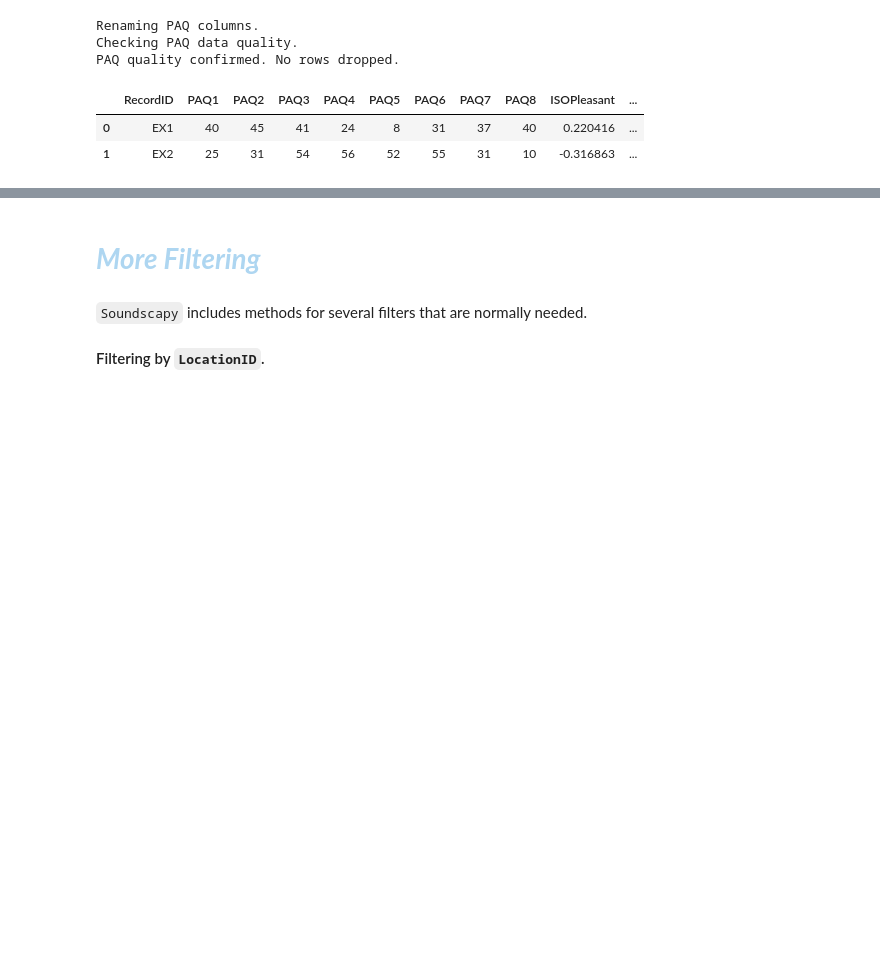
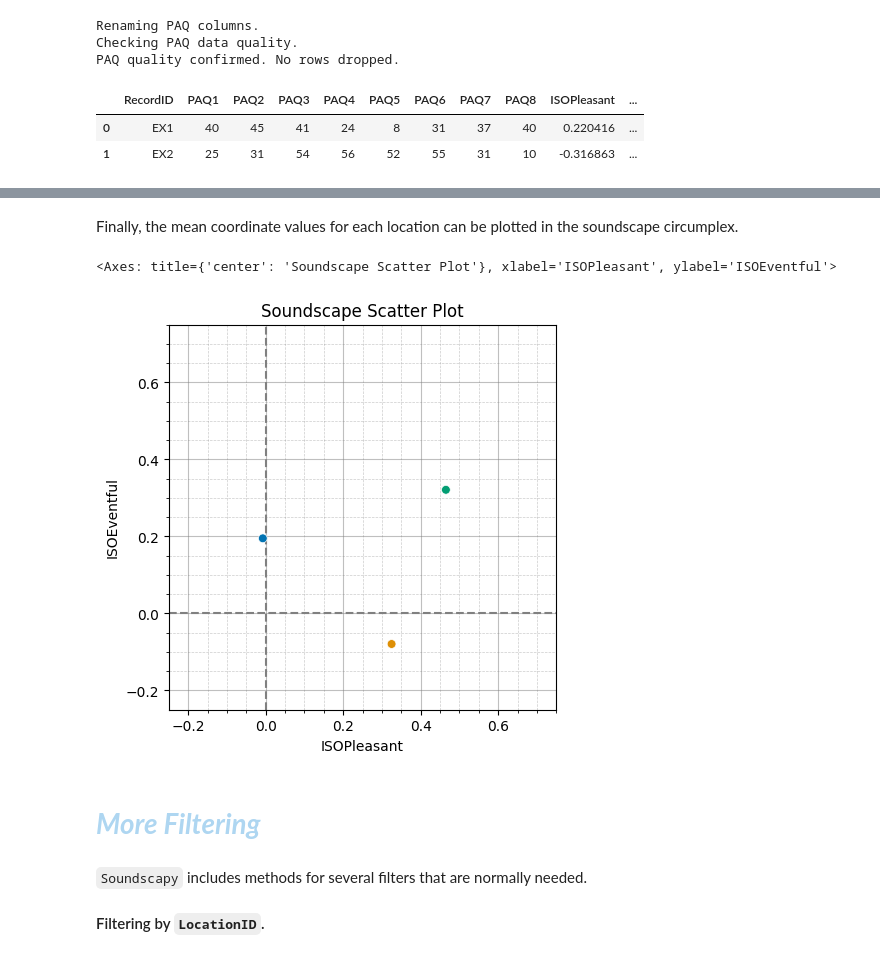
Before and after one commit to HussamAlBasha/IDS-Institute-for-Design-Strategies, a Jupyter notebook: Loading&PlottingData.ipynb, the cells around one changed output, grey strips where cells are left out. Drawn from its saved outputs; the diff is of its cells as text; code cells hidden in the pictures; blank space fills up the shorter version.

```diff
--- a/Loading&PlottingData.ipynb
+++ b/Loading&PlottingData.ipynb
@@ -204,3 +234,12 @@ PAQ quality confirmed. No rows dropped.
+# %% [markdown]
+Finally, the mean coordinate values for each location can be plotted in the soundscape circumplex.
+# %%
+means = df.isd.mean_responses(group="LocationID")
+means = means.sspy.add_paq_coords()
+means.sspy.scatter(hue="LocationID", s=40, legend=False, xlim=(-0.25, 0.75), ylim=(-0.25, 0.75))
+# %% [output]
+<Axes: title={'center': 'Soundscape Scatter Plot'}, xlabel='ISOPleasant', ylabel='ISOEventful'>
+[figure, added]
 # %% [markdown]
 # <h1 style="color:#AED6F1 ; font-weight: bold; font-style: italic;">More Filtering</h1>
 # %% [markdown]
```
Also changed, not shown: parts of 8 cells of this notebook, 1 other file.
